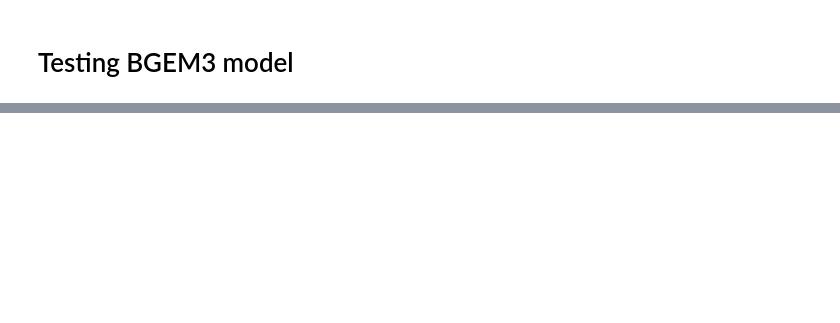
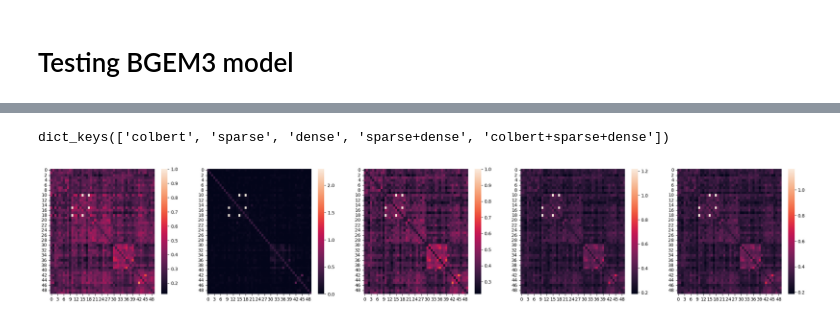
Before and after one commit to Fergons/narana, a Jupyter notebook: notebooks/tvtropes_explore.ipynb, the cells around one changed output, grey strips where cells are left out. Cells and saved outputs as stored; diff of their text form; code cells hidden in the pictures; blank space fills up the shorter version.

Commit message:
Data embeddings exploration - tvtropes

```diff
--- a/notebooks/tvtropes_explore.ipynb
+++ b/notebooks/tvtropes_explore.ipynb
@@ -449,2 +452,13 @@ sns.heatmap(scores3.fill_diagonal_(0.3), xticklabels=labels, yticklabels=labels)
 # %% [markdown]
 # Testing BGEM3 model
+# %%
+import torch
+from FlagEmbedding import BGEM3FlagModel
+
+model = BGEM3FlagModel('BAAI/bge-m3',
+                       use_fp16=True) # Setting use_fp16 to True speeds up computation with a slight performance degradation
+
+sample = tropes.get_split_for_n_examples_k_classes(50, 5)
+labels = sample["Trope"].tolist()
+class_indices = get_class_indices(labels)
+documents = sample["Example"].tolist()
@@ -450,0 +493,20 @@ sns.heatmap(scores3.fill_diagonal_(0.3), xticklabels=labels, yticklabels=labels)
+# %%
+pairs = [[doc1, doc2] for i, doc1 in enumerate(documents) for j, doc2 in enumerate(documents)]
+pair_scores = model.compute_score(pairs,
+                    batch_size=16,
+                     max_passage_length=512,
+                          weights_for_different_modes=[1, 0.2, 0.4])
+# %%
+pair_scores.keys()
+# %% [output]
+dict_keys(['colbert', 'sparse', 'dense', 'sparse+dense', 'colbert+sparse+dense'])
+# %%
+import torch
+fig, axes = plt.subplots(nrows=1, ncols=len(pair_scores), figsize=(30, 5))
+i = 0
+for key, value in pair_scores.items():
+    scores = torch.tensor(value).reshape(len(documents), len(documents))
+    sns.heatmap(scores.fill_diagonal_(0.3), ax=axes[i])
+    i+=1
+# %% [output]
+[figure, added]
```
Also changed, not shown: parts of 9 cells of this notebook, 1 other file.
